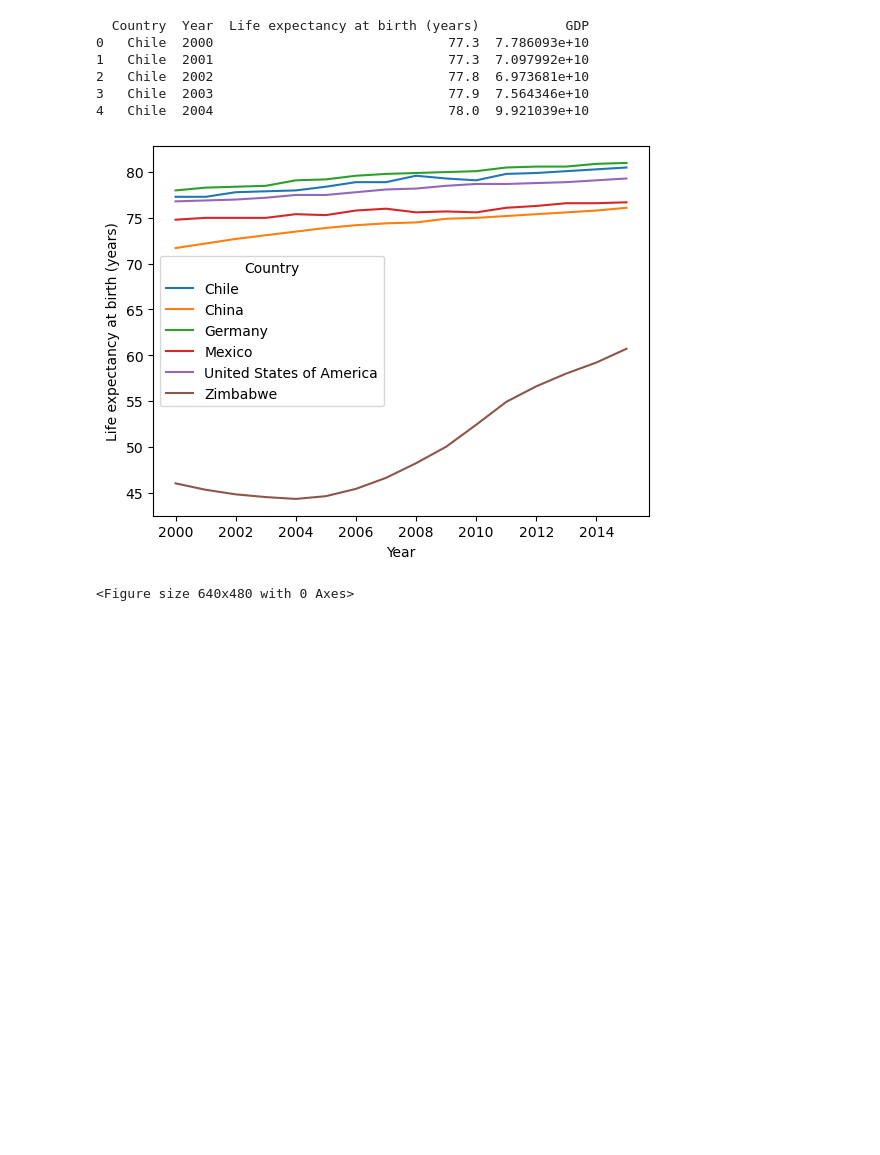
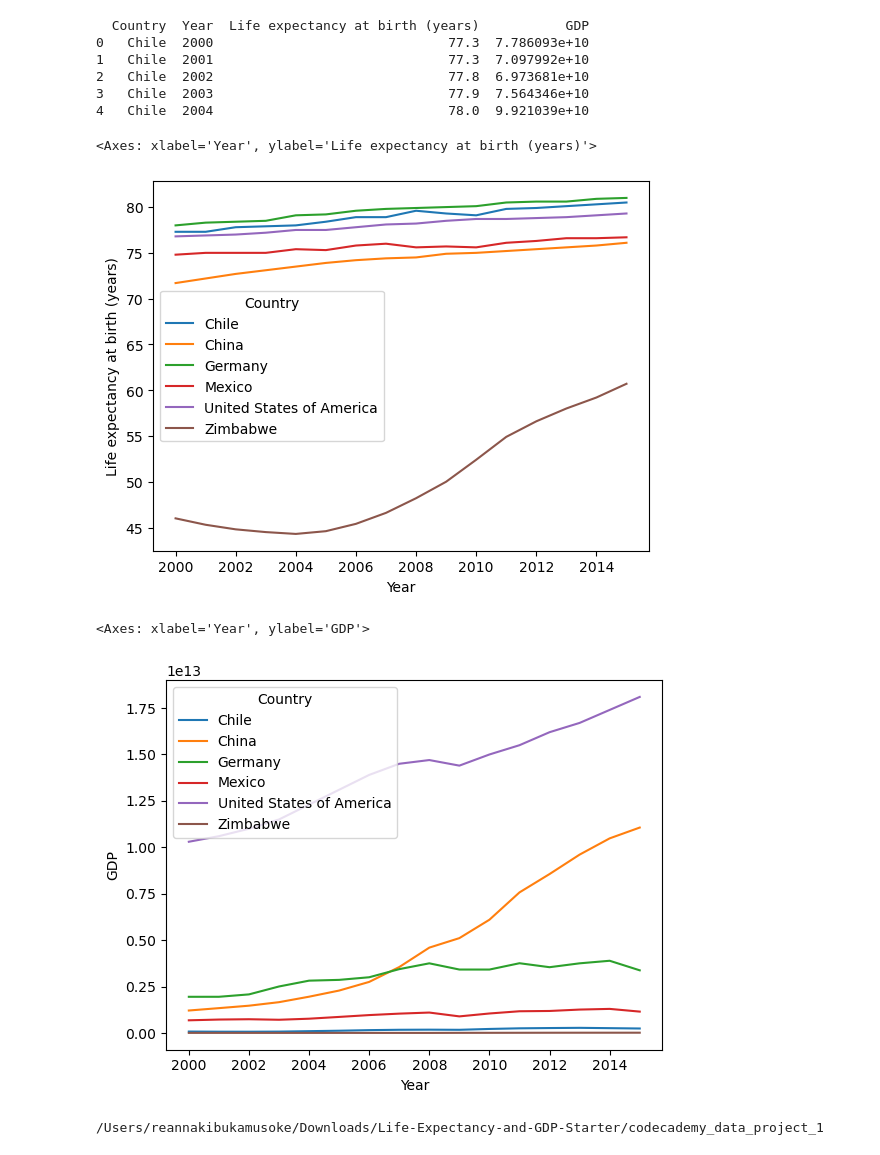
Before and after one commit to Reanna1211/codecademy_data_project_1, a Jupyter notebook: life_expectancy_gdp.ipynb, the cells around one changed output. Cells and saved outputs as stored; diff of their text form; code cells hidden in the pictures; blank space fills up the shorter version.

Commit message:
Add GDP and year line graph

```diff
--- a/life_expectancy_gdp.ipynb
+++ b/life_expectancy_gdp.ipynb
@@ -14,10 +14,17 @@ print(GDP_life_exp.head())
 3   Chile  2003                              77.9  7.564346e+10
 4   Chile  2004                              78.0  9.921039e+10
 # %%
-sns.lineplot(x ='Year', y='Life expectancy at birth (years)', hue='Country', data=GDP_life_exp)
-
-plt.show()
-plt.clf()
+sns.lineplot(x='Year', y='Life expectancy at birth (years)', hue='Country', data=GDP_life_exp)
 # %% [output]
+<Axes: xlabel='Year', ylabel='Life expectancy at birth (years)'>
 [figure]
-<Figure size 640x480 with 0 Axes>
+# %%
+sns.lineplot(x='Year', y='GDP', hue='Country', data=GDP_life_exp)
+# %% [output]
+<Axes: xlabel='Year', ylabel='GDP'>
+[figure, added]
+# %%
+import os
+print(os.getcwd())
+# %% [output]
+/Users/reannakibukamusoke/Downloads/Life-Expectancy-and-GDP-Starter/codecademy_data_project_1
```
